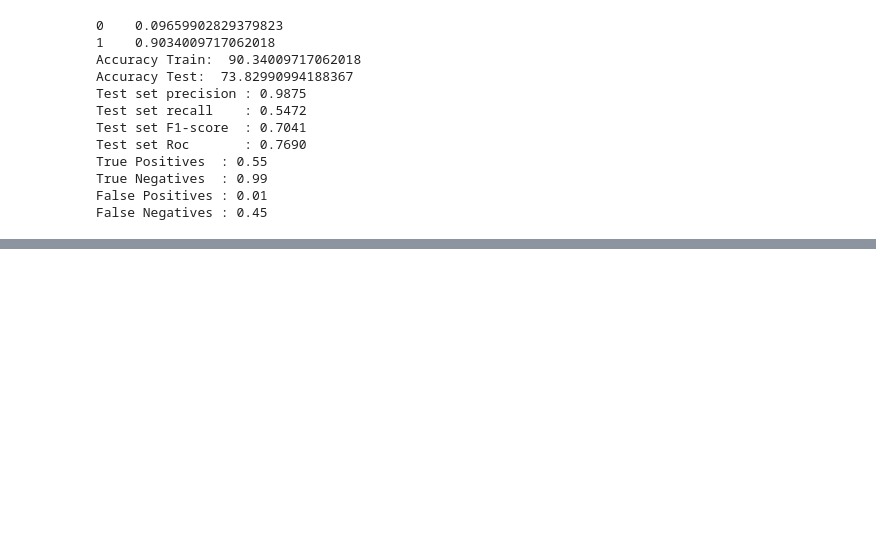
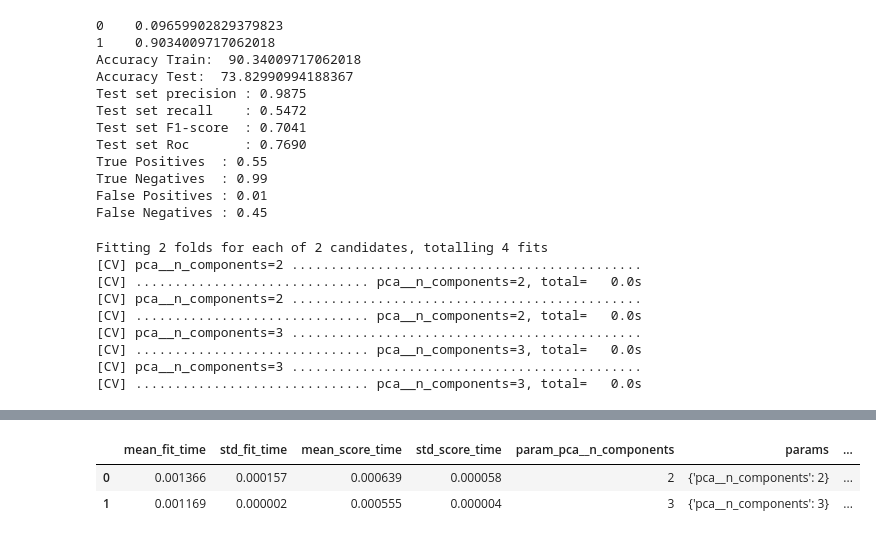
Before and after one commit to Lasitha-Jayawardana/IDS, a Jupyter notebook: EM_Kmeans_NSL.ipynb, the cells around one changed output, grey strips where cells are left out. Saved outputs shown, nothing was run; the diff lists cells and outputs as text; code cells hidden in the pictures; blank space fills up the shorter version.

Commit message:
Gridsearch in a pipeline useful tips added

```diff
--- a/EM_Kmeans_NSL.ipynb
+++ b/EM_Kmeans_NSL.ipynb
@@ -1088,3 +1114,37 @@ True Positives  : 0.55
 True Negatives  : 0.99
 False Positives : 0.01
 False Negatives : 0.45
+# %%
+from sklearn.svm import SVC
+from sklearn.preprocessing import StandardScaler
+from sklearn.datasets import make_classification
+from sklearn.model_selection import train_test_split
+from sklearn.pipeline import Pipeline
+X, y = make_classification(random_state=0)
+X_train, X_test, y_train, y_test = train_test_split(X, y,
+                                                    random_state=0)
+pipe = Pipeline([('pca' , PCA(2)),('svc', SVC())])#
+
+# The pipeline can be used as any other estimator
+# and avoids leaking the test set into the train set
+params = {'pca__n_components': [2,3]}
+grid = GridSearchCV(pipe, cv=2,param_grid= params, verbose=2)#
+pipe1 = Pipeline([('pll', StandardScaler()), ('gri', grid)])
+#grid.fit(X_train,y_train)
+
+pipe1.fit(X_train, y_train)
+
+pipe1.score(X_test, y_test)
+
+dd= pd.DataFrame(pipe1['gri'].cv_results_)
+dd
+# %% [output]
+Fitting 2 folds for each of 2 candidates, totalling 4 fits
+[CV] pca__n_components=2 .............................................
+[CV] .............................. pca__n_components=2, total=   0.0s
+[CV] pca__n_components=2 .............................................
+[CV] .............................. pca__n_components=2, total=   0.0s
+[CV] pca__n_components=3 .............................................
+[CV] .............................. pca__n_components=3, total=   0.0s
+[CV] pca__n_components=3 .............................................
+[CV] .............................. pca__n_components=3, total=   0.0s
@@ -1090,0 +1154,3 @@ False Negatives : 0.45
+|  | mean_fit_time | std_fit_time | mean_score_time | std_score_time | param_pca__n_components | params | ... |
+| 0 | 0.001366 | 0.000157 | 0.000639 | 0.000058 | 2 | {'pca__n_components': 2} | ... |
+| 1 | 0.001169 | 0.000002 | 0.000555 | 0.000004 | 3 | {'pca__n_components': 3} | ... |
```
Also changed, not shown: parts of 4 cells of this notebook.
